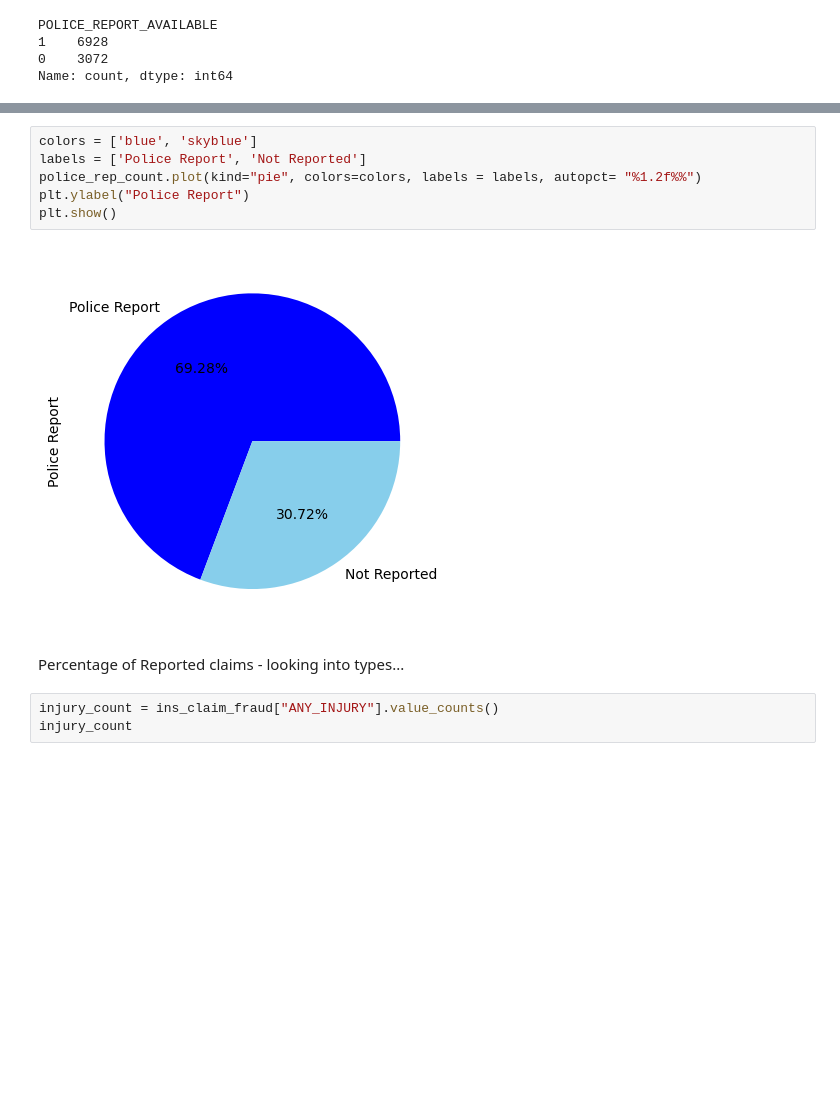
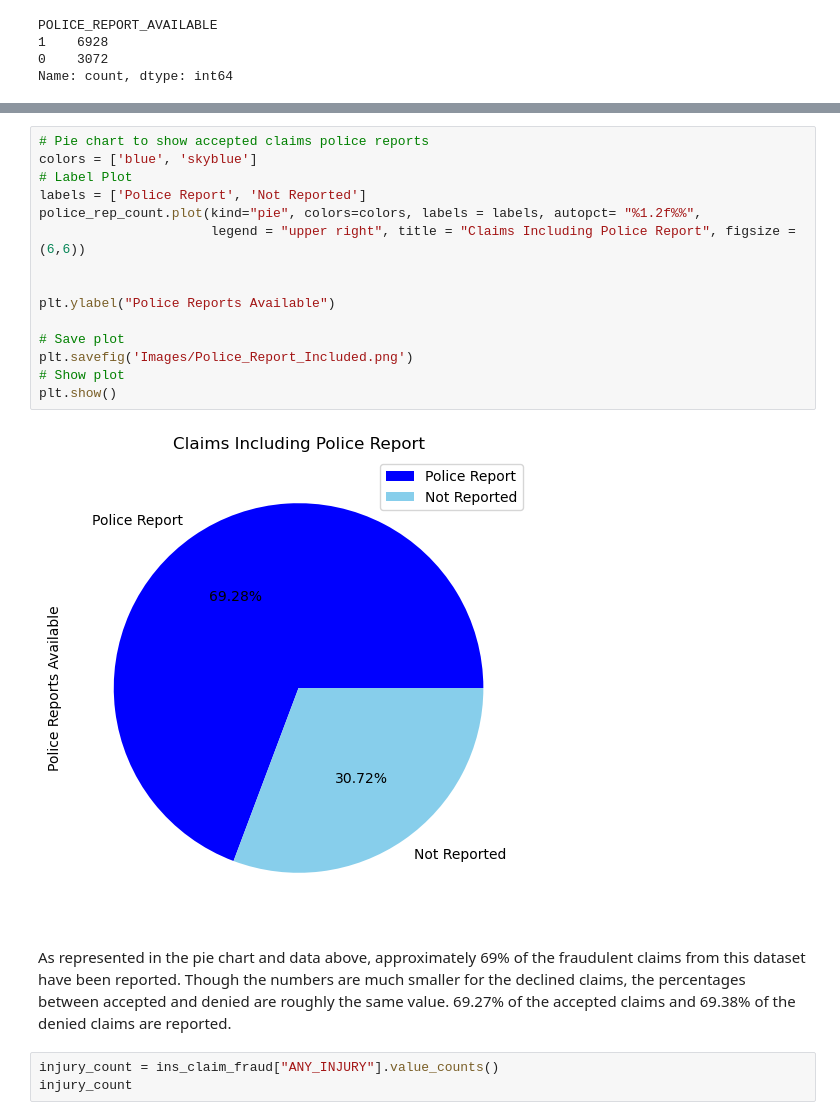
Before and after one commit to JustinS25/Insurance-Claim-Detection, a Jupyter notebook: Code/insurance_claim_valuecounts.ipynb, the cells around one changed output, grey strips where cells are left out. Drawn from its saved outputs; the diff is of its cells as text; blank space fills up the shorter version.

```diff
--- a/Code/insurance_claim_valuecounts.ipynb
+++ b/Code/insurance_claim_valuecounts.ipynb
@@ -150,13 +114,24 @@ Name: count, dtype: int64
 # %%
+# Pie chart to show accepted claims police reports
 colors = ['blue', 'skyblue']
+# Label Plot
 labels = ['Police Report', 'Not Reported']
-police_rep_count.plot(kind="pie", colors=colors, labels = labels, autopct= "%1.2f%%")
-plt.ylabel("Police Report")
+police_rep_count.plot(kind="pie", colors=colors, labels = labels, autopct= "%1.2f%%",
+                      legend = "upper right", title = "Claims Including Police Report", figsize = (6,6))
+
+
+plt.ylabel("Police Reports Available")
+
+# Save plot
+plt.savefig('Images/Police_Report_Included.png')
+# Show plot
 plt.show()
 # %% [output]
-[figure, old version]
+[figure, new version]
-# %% [markdown]
-Percentage of Reported claims - looking into types...
+# %% [markdown]
+As represented in the pie chart and data above, approximately 69% of the fraudulent claims from this dataset have
+been reported. Though the numbers are much smaller for the declined claims, the percentages between accepted and
+denied are roughly the same value. 69.27% of the accepted claims and 69.38% of the denied claims are reported.
 # %%
 injury_count = ins_claim_fraud["ANY_INJURY"].value_counts()
 injury_count
```
Also changed, not shown: parts of 68 cells of this notebook, 4 other files.
